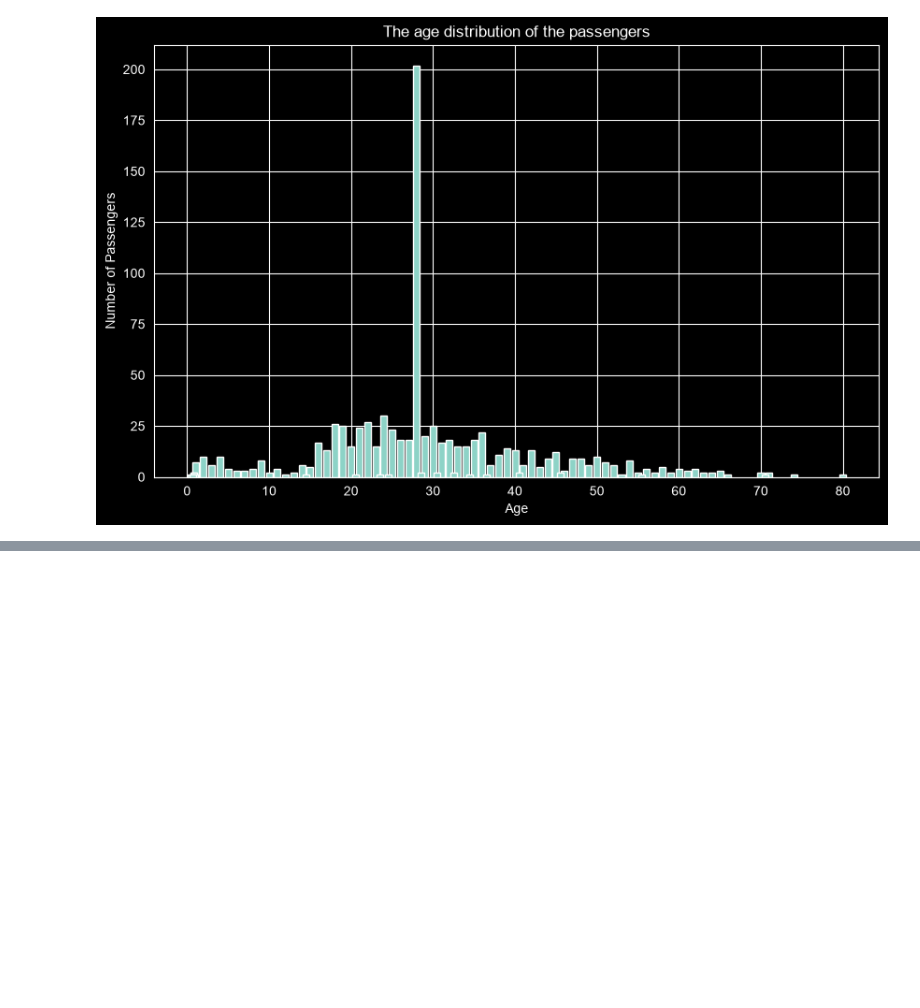
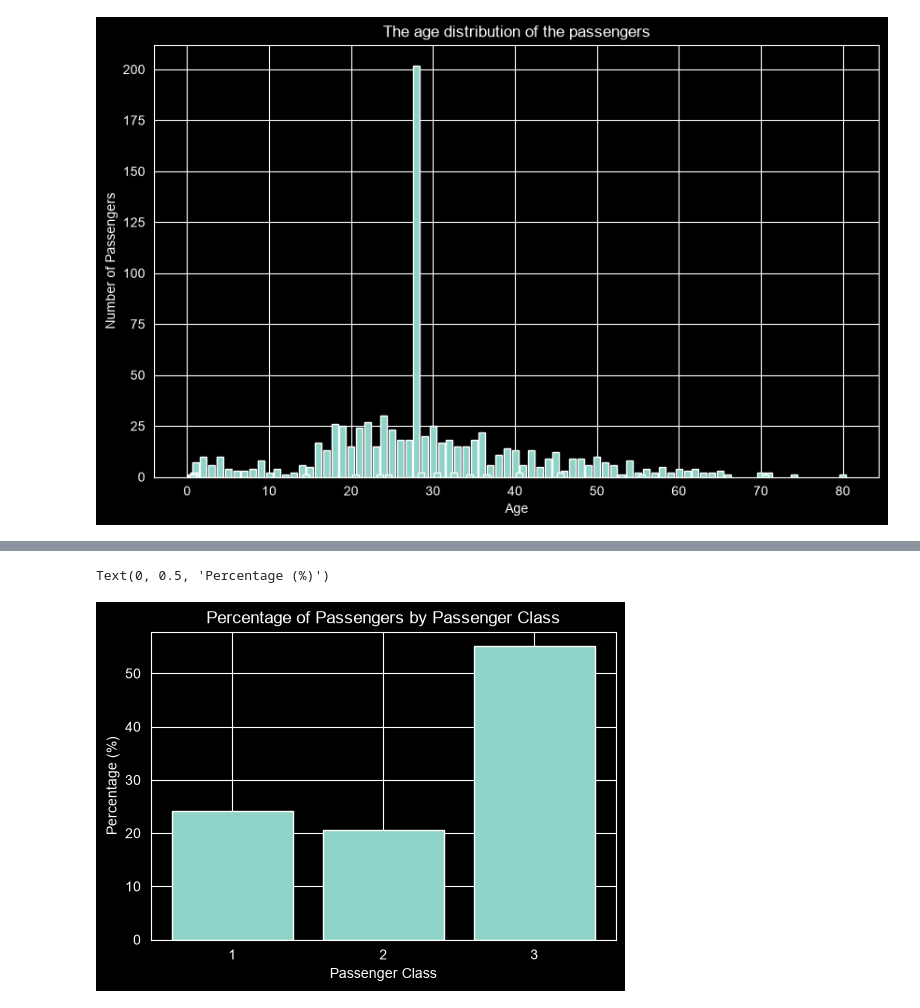
Before and after one commit to masoudtjaik/Data-Analysis-Project-TITANIC, a Jupyter notebook: titanic.ipynb, the cells around one changed output, grey strips where cells are left out. Cells and saved outputs as stored; diff of their text form; code cells hidden in the pictures; blank space fills up the shorter version.

```diff
--- a/titanic.ipynb
+++ b/titanic.ipynb
@@ -198,0 +243,12 @@ plt.show()
+# %%
+plt.figure(figsize=(6,4))
+
+plt.bar(class_distribution['Pclass'].astype(str),
+        class_distribution['Percentage'])
+
+plt.title('Percentage of Passengers by Passenger Class')
+plt.xlabel('Passenger Class')
+plt.ylabel('Percentage (%)')
+# %% [output]
+Text(0, 0.5, 'Percentage (%)')
+[figure, added]
```
Also changed, not shown: parts of 2 cells of this notebook.
